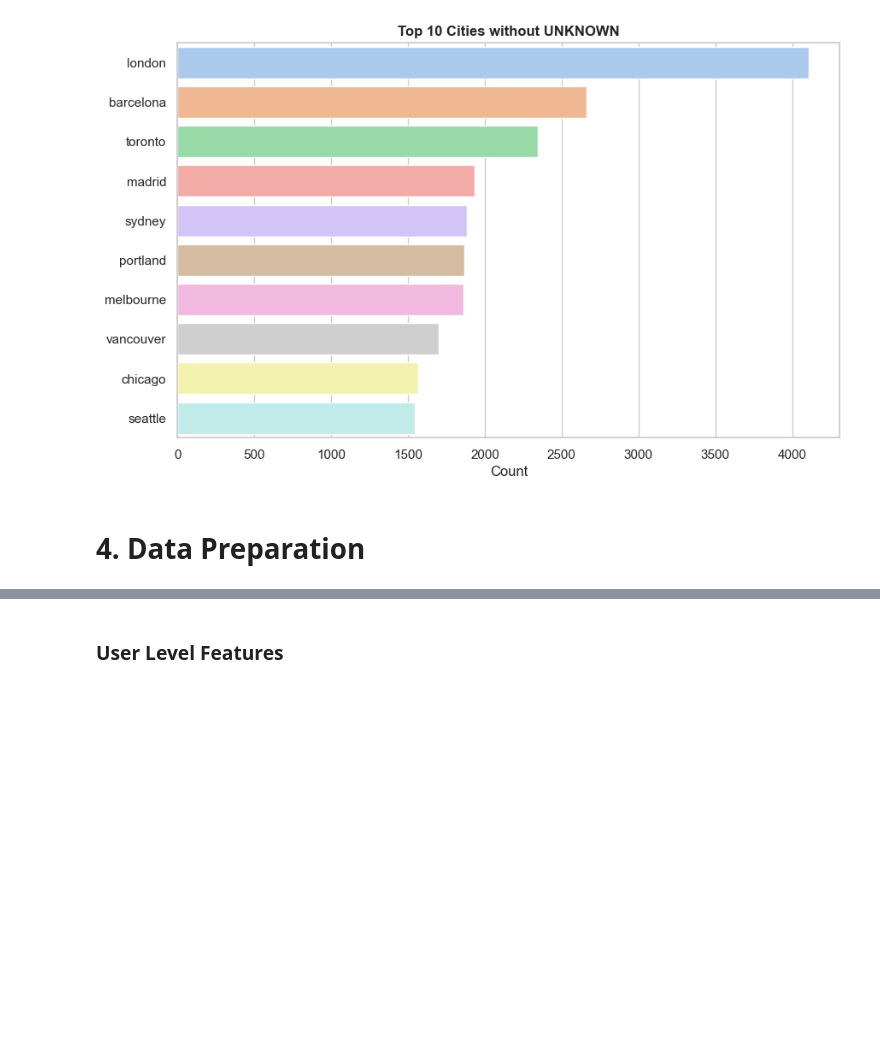
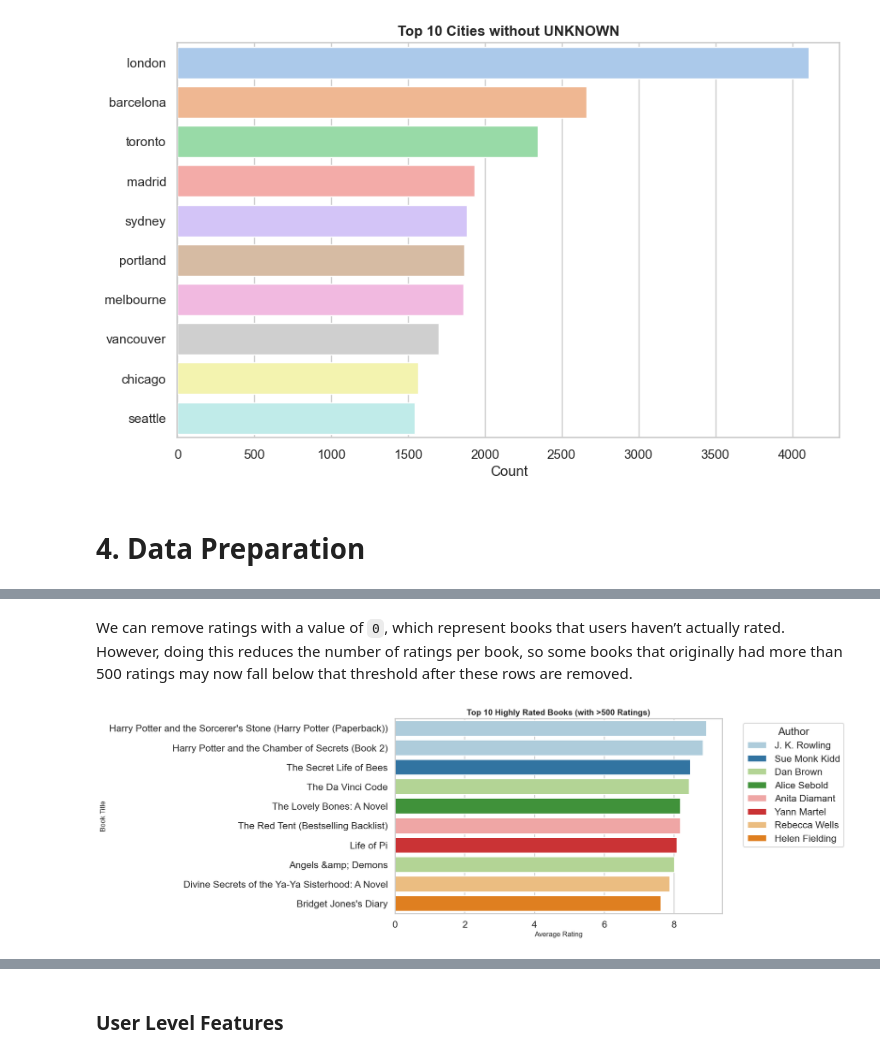
Before and after one commit to saricmilos/what-else-should-I-read, a Jupyter notebook: book_recommendation_system_eda.ipynb, the cells around one changed output, grey strips where cells are left out. Saved outputs shown, nothing was run; the diff lists cells and outputs as text; code cells hidden in the pictures; blank space fills up the shorter version.

```diff
--- a/book_recommendation_system_eda.ipynb
+++ b/book_recommendation_system_eda.ipynb
@@ -1235,12 +1025,0 @@ ratings_df.info()
-# %%
-ratings_df['isbn'] = ratings_df['isbn'].astype(str)
-books_df['isbn'] = books_df['isbn'].astype(str)
-
-ratings_df['user_id'] = ratings_df['user_id'].astype(int)
-users_df['user_id'] = users_df['user_id'].astype(int)
-# %%
-books_df['book_title'] = books_df['book_title'].astype(str)
-# %%
-books_df['book_author'] = books_df['book_author'].astype(str)
-# %%
-books_df['publisher'] = books_df['publisher'].astype(str)
@@ -1325,0 +1358,3 @@ plot_histogram(merged_df, 'year_of_publication', bins=130, title='Year of Public
+# %% [markdown]
+We can remove ratings with a value of `0`, which represent books that users haven’t actually rated.
+However, doing this reduces the number of ratings per book, so some books that originally had more than 500 ratings may now fall below that threshold after these rows are removed.
@@ -1325,0 +1363,31 @@ plot_histogram(merged_df, 'year_of_publication', bins=130, title='Year of Public
+# %%
+# Aggregate mean and count of ratings per book
+book_rating = (
+    merged_df.groupby(['book_title', 'book_author'])['book_rating']
+    .agg(count='count', mean='mean')
+    .reset_index()
+)
+
+# Filter to only books with a substantial number of ratings
+filtered_books = book_rating.query("count > 300").sort_values('mean', ascending=False).head(10)
+
+# Improve the plot
+sns.set(style="whitegrid", context="talk")
+plt.figure(figsize=(10, 6))
+sns.barplot(
+    data=filtered_books,
+    x='mean',
+    y='book_title',
+    hue='book_author',
+    palette='Paired',
+)
+
+# Labels and title
+plt.xlabel('Average Rating', fontsize=12)
+plt.ylabel('Book Title', fontsize=12)
+plt.title('Top 10 Highly Rated Books (with >500 Ratings)', fontsize=14, fontweight='bold')
+plt.legend(title='Author', bbox_to_anchor=(1.05, 1), loc='upper left')
+plt.tight_layout()
+plt.show()
+# %% [output]
+[figure, added]
```
Also changed, not shown: parts of 277 cells of this notebook, 1 other file.
